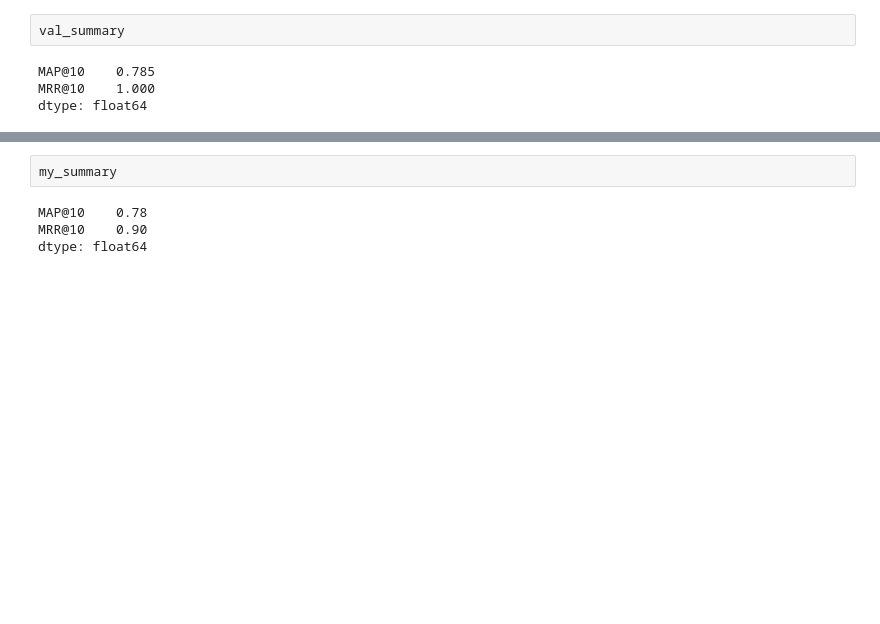
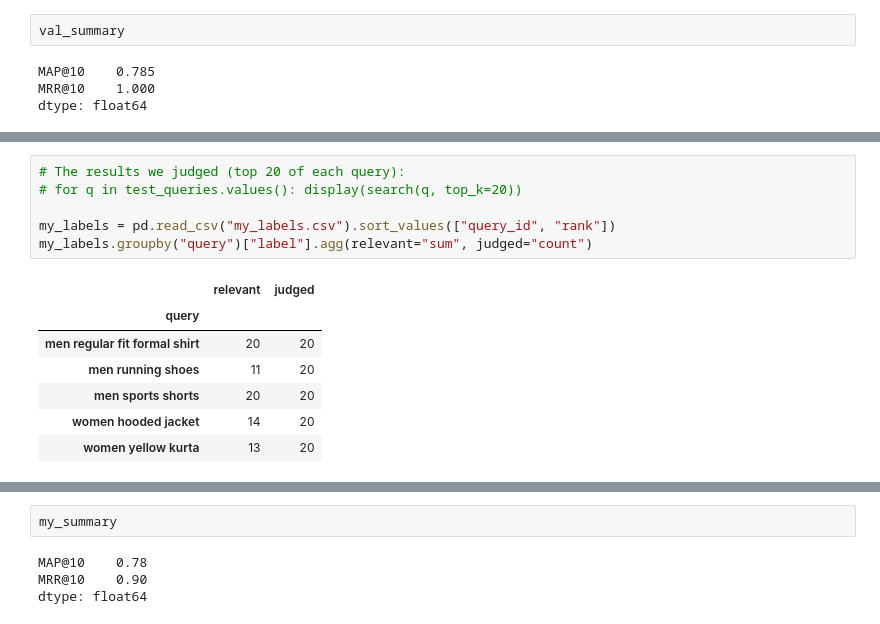
Before and after one commit to XaviGuti25/irwa-search-engine-2026, a Jupyter notebook: project_progress/part_2/part2.ipynb, the cells around one changed output, grey strips where cells are left out. Cells and saved outputs as stored; diff of their text form; blank space fills up the shorter version.

```diff
--- a/project_progress/part_2/part2.ipynb
+++ b/project_progress/part_2/part2.ipynb
@@ -335 +348,15 @@ pd.concat(to_judge).to_csv("to_judge.csv", index=False)
+# %%
+# The results we judged (top 20 of each query):
+# for q in test_queries.values(): display(search(q, top_k=20))
+
+my_labels = pd.read_csv("my_labels.csv").sort_values(["query_id", "rank"])
+my_labels.groupby("query")["label"].agg(relevant="sum", judged="count")
+# %% [output]
+|  | relevant | judged |
+| query |  |  |
+| men regular fit formal shirt | 20 | 20 |
+| men running shoes | 11 | 20 |
+| men sports shorts | 20 | 20 |
+| women hooded jacket | 14 | 20 |
+| women yellow kurta | 13 | 20 |
 # %%
```
Also changed, not shown: parts of 44 cells of this notebook, 2 other files.
